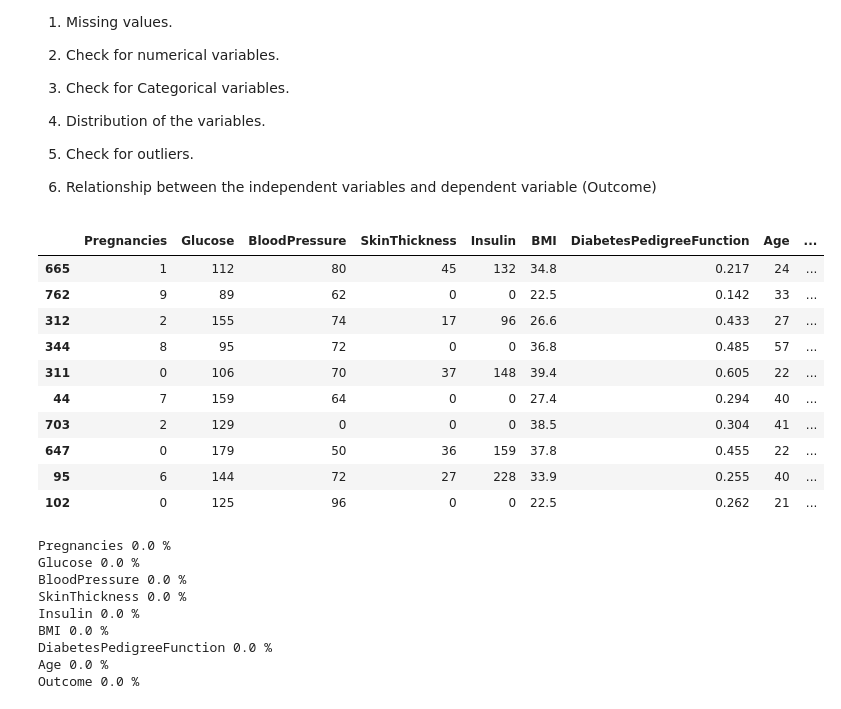
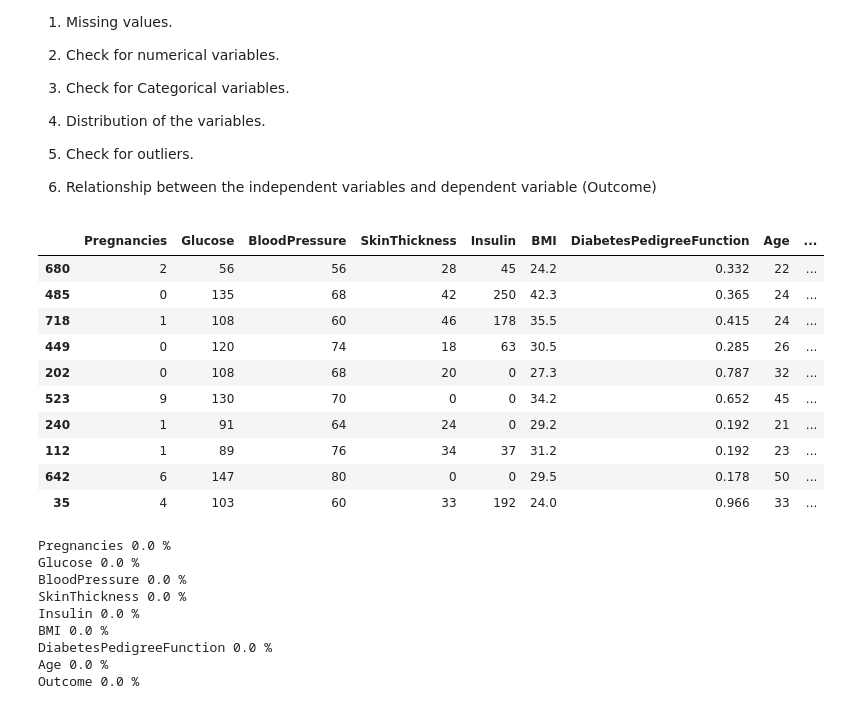
Before and after one commit to MbuviM/Diabetes-Prediction-Machine-Learning-Model, a Jupyter notebook: Model.ipynb, the cells around one changed output. Saved outputs shown, nothing was run; the diff lists cells and outputs as text; code cells hidden in the pictures.

```diff
--- a/Model.ipynb
+++ b/Model.ipynb
@@ -31,6 +24,6 @@ Data loaded successfully.
 # %%
 # Loading the second dataset
-query_2 = "SELECT * FROM DIABETES_PREDICTION_DATASET;"
+query_2 = "SELECT * FROM DIABETES;"
 diabetes_data2 = pd.read_sql(query_2, mysql_connection)
 if diabetes_data2.empty:
     print('Mission incomplete.')
@@ -76,18 +69,18 @@ Connection closed.
 6. Relationship between the independent variables and dependent variable (Outcome)
 # %%
 # Checking a random sample of the dataset
-diabetes_data.sample(10)
+diabetes_data2.sample(10)
 # %% [output]
 |  | Pregnancies | Glucose | BloodPressure | SkinThickness | Insulin | BMI | DiabetesPedigreeFunction | Age | ... |
-| 665 | 1 | 112 | 80 | 45 | 132 | 34.8 | 0.217 | 24 | ... |
-| 762 | 9 | 89 | 62 | 0 | 0 | 22.5 | 0.142 | 33 | ... |
-| 312 | 2 | 155 | 74 | 17 | 96 | 26.6 | 0.433 | 27 | ... |
-| 344 | 8 | 95 | 72 | 0 | 0 | 36.8 | 0.485 | 57 | ... |
-| 311 | 0 | 106 | 70 | 37 | 148 | 39.4 | 0.605 | 22 | ... |
-| 44 | 7 | 159 | 64 | 0 | 0 | 27.4 | 0.294 | 40 | ... |
-| 703 | 2 | 129 | 0 | 0 | 0 | 38.5 | 0.304 | 41 | ... |
-| 647 | 0 | 179 | 50 | 36 | 159 | 37.8 | 0.455 | 22 | ... |
-| 95 | 6 | 144 | 72 | 27 | 228 | 33.9 | 0.255 | 40 | ... |
-| 102 | 0 | 125 | 96 | 0 | 0 | 22.5 | 0.262 | 21 | ... |
+| 680 | 2 | 56 | 56 | 28 | 45 | 24.2 | 0.332 | 22 | ... |
+| 485 | 0 | 135 | 68 | 42 | 250 | 42.3 | 0.365 | 24 | ... |
+| 718 | 1 | 108 | 60 | 46 | 178 | 35.5 | 0.415 | 24 | ... |
+| 449 | 0 | 120 | 74 | 18 | 63 | 30.5 | 0.285 | 26 | ... |
+| 202 | 0 | 108 | 68 | 20 | 0 | 27.3 | 0.787 | 32 | ... |
+| 523 | 9 | 130 | 70 | 0 | 0 | 34.2 | 0.652 | 45 | ... |
+| 240 | 1 | 91 | 64 | 24 | 0 | 29.2 | 0.192 | 21 | ... |
+| 112 | 1 | 89 | 76 | 34 | 37 | 31.2 | 0.192 | 23 | ... |
+| 642 | 6 | 147 | 80 | 0 | 0 | 29.5 | 0.178 | 50 | ... |
+| 35 | 4 | 103 | 60 | 33 | 192 | 24.0 | 0.966 | 33 | ... |
 # %%
 # Checking for missing values
```
Also changed, not shown: parts of 17 cells of this notebook, 1 other file.
